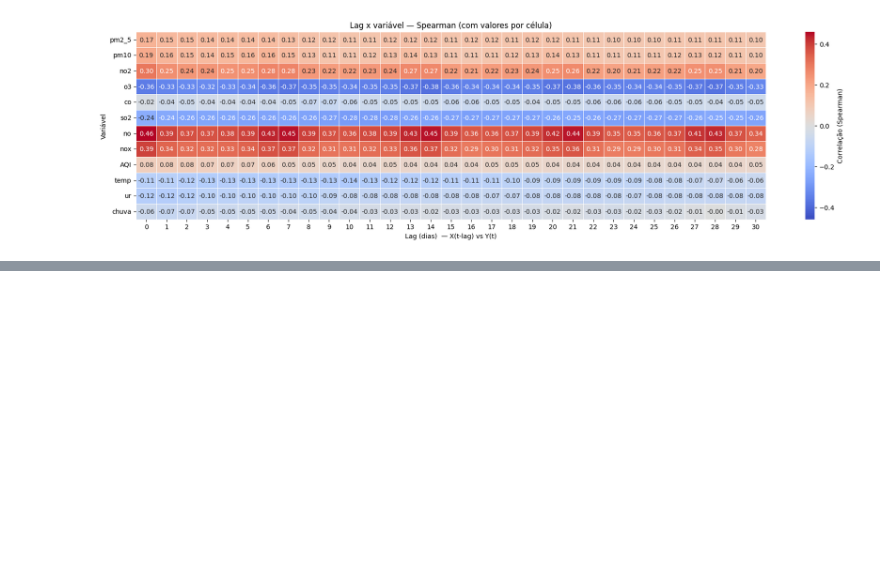
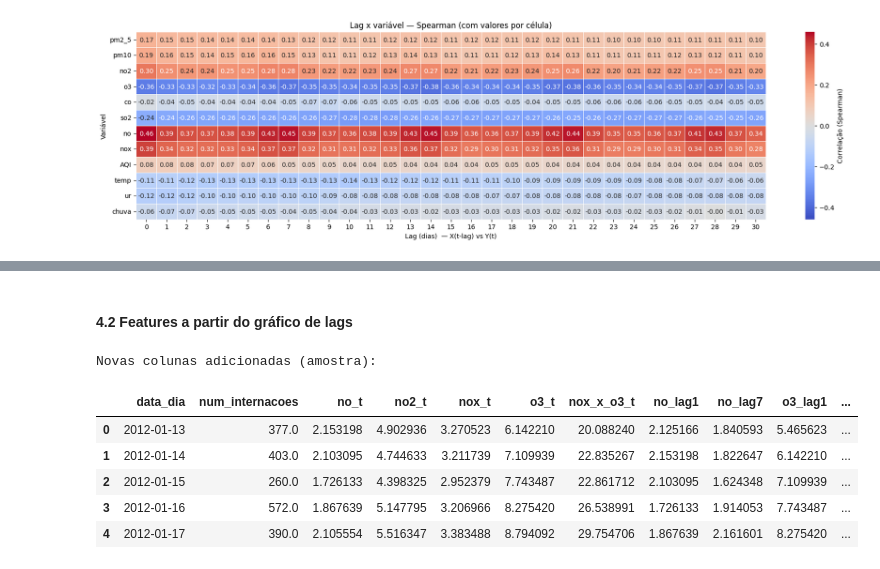
Before and after one commit to AILAB-CEFET-RJ/qualiar, a Jupyter notebook: notebooks/Analise-Correlacao/internacoes_x_qualiar.ipynb, the cells around one changed output, grey strips where cells are left out. Drawn from its saved outputs; the diff is of its cells as text; code cells hidden in the pictures; blank space fills up the shorter version.

Commit message:
Finalizando analise internacoes x qualiar

```diff
--- a/notebooks/Analise-Correlacao/internacoes_x_qualiar.ipynb
+++ b/notebooks/Analise-Correlacao/internacoes_x_qualiar.ipynb
@@ -405,0 +560,54 @@ feature  window  shift       rho  abs_rho
+# %% [markdown]
+#### 4.2 Features a partir do gráfico de lags
+# %%
+_df = df_unificado.copy()
+_df['data_dia'] = pd.to_datetime(_df['data_dia'])
+_df = _df.sort_values('data_dia').reset_index(drop=True)
+
+# Especificação de features guiada pelos lags
+lags_map = {
+    'no'   : [1, 7],
+    'o3'   : [1, 7],
+    'pm10' : [1],
+    'pm2_5': [1],
+    'so2'  : [12],
+}
+MA_SHIFT = 1
+
+# Helpers
+def build_lag_features(df_src, lags_dict):
+    out = pd.DataFrame({'data_dia': df_src['data_dia']})
+    for var, lags in lags_dict.items():
+        s = df_src[var].astype(float)
+        for k in lags:
+            out[f'{var}_lag{k}'] = s.shift(k)
+    return out
+
+def build_ma_features(df_src, ma_dict, shift=1):
+    out = pd.DataFrame({'data_dia': df_src['data_dia']})
+    for var, wins in ma_dict.items():
+        s = df_src[var].astype(float).shift(shift)  # exclui o dia t
+        for w in wins:
+            out[f'{var}_ma{w}_s{shift}'] = s.rolling(window=w, min_periods=w).mean()
+    return out
+
+# Geração
+lag_df = build_lag_features(_df, lags_map)
+
+df_final = df_final.merge(lag_df, on='data_dia', how='left')
+df_final = df_final.merge(ma_df,  on='data_dia', how='left')
+
+# Limpeza final (remove linhas iniciais com NaN gerados por lags/MAs)
+df_final = df_final.dropna().reset_index(drop=True)
+
+print("Novas colunas adicionadas (amostra):")
+new_cols = [c for c in df_final.columns if any(tag in c for tag in ['_lag', '_ma'])]
+display(df_final.head())
+# %% [output]
+Novas colunas adicionadas (amostra):
+|  | data_dia | num_internacoes | no_t | no2_t | nox_t | o3_t | nox_x_o3_t | no_lag1 | no_lag7 | o3_lag1 | ... |
+| 0 | 2012-01-13 | 377.0 | 2.153198 | 4.902936 | 3.270523 | 6.142210 | 20.088240 | 2.125166 | 1.840593 | 5.465623 | ... |
+| 1 | 2012-01-14 | 403.0 | 2.103095 | 4.744633 | 3.211739 | 7.109939 | 22.835267 | 2.153198 | 1.822647 | 6.142210 | ... |
+| 2 | 2012-01-15 | 260.0 | 1.726133 | 4.398325 | 2.952379 | 7.743487 | 22.861712 | 2.103095 | 1.624348 | 7.109939 | ... |
+| 3 | 2012-01-16 | 572.0 | 1.867639 | 5.147795 | 3.206966 | 8.275420 | 26.538991 | 1.726133 | 1.914053 | 7.743487 | ... |
+| 4 | 2012-01-17 | 390.0 | 2.105554 | 5.516347 | 3.383488 | 8.794092 | 29.754706 | 1.867639 | 2.161601 | 8.275420 | ... |
```
Also changed, not shown: parts of 15 cells of this notebook, 6 other files.
